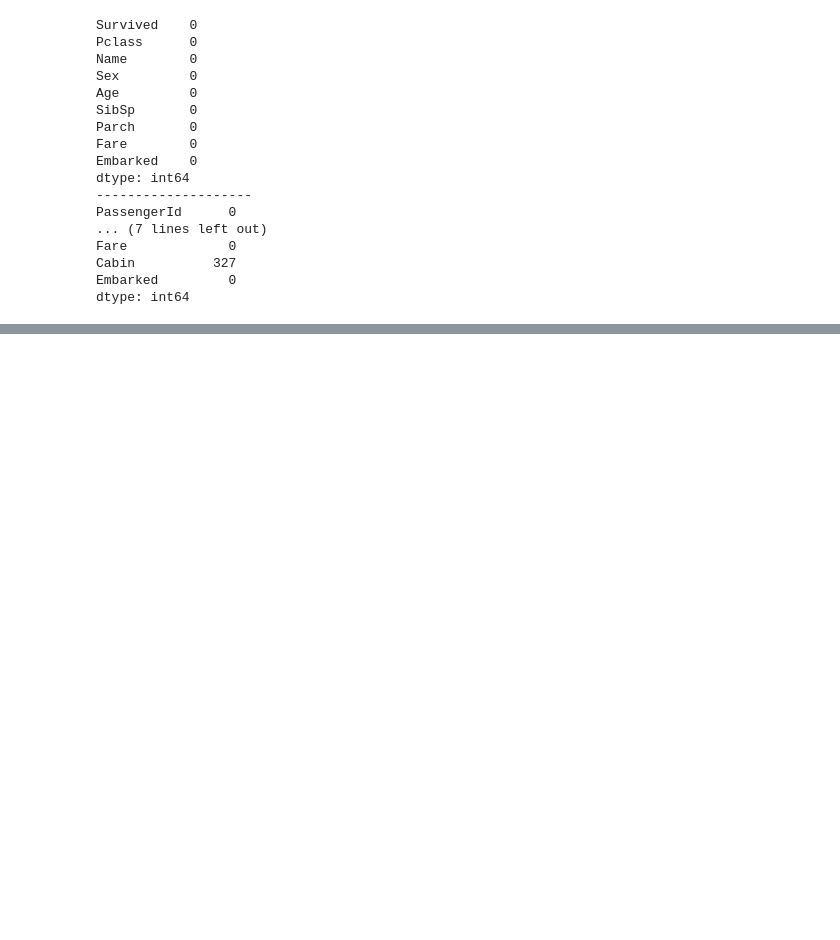
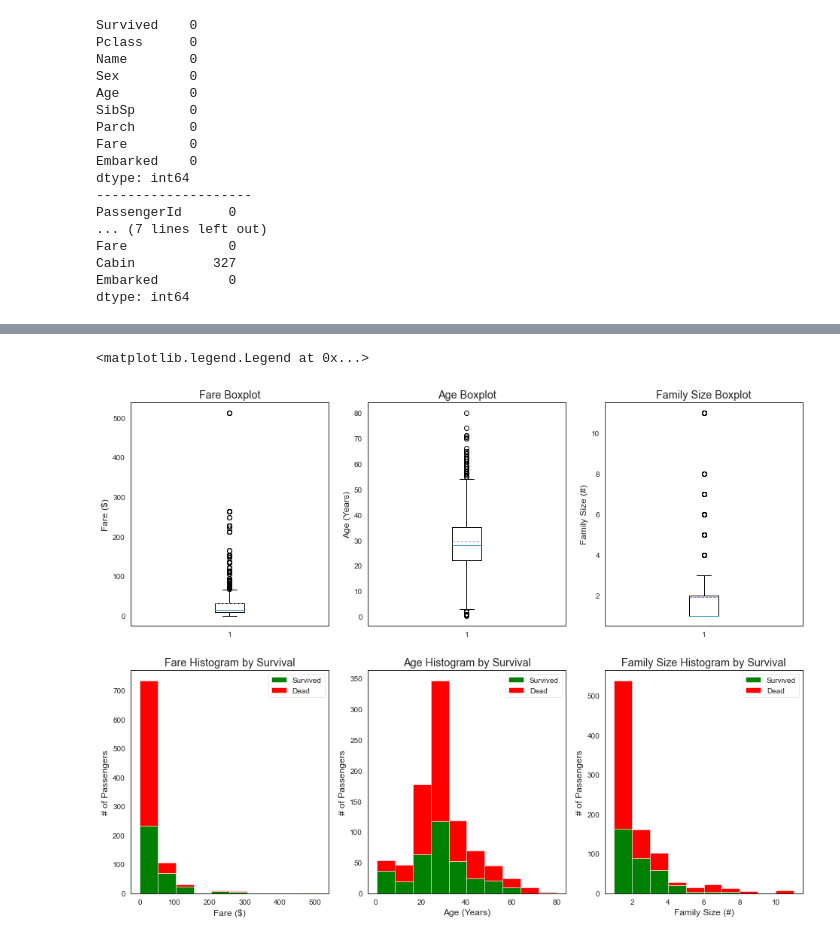
Before and after one commit to wjsavage/kaggle_titanic, a Jupyter notebook: titanic.ipynb, the cells around one changed output, grey strips where cells are left out. Drawn from its saved outputs; the diff is of its cells as text; code cells hidden in the pictures; blank space fills up the shorter version.

Commit message:
Start data analysis

```diff
--- a/titanic.ipynb
+++ b/titanic.ipynb
@@ -175,0 +216,11 @@ dtype: int64
+# %%
+stat_min = 10 # the minimun number of occurnaces needed for title name to persist
+title_names = (data1['Title'].value_counts() < stat_min)
+
+data1['Title'] = data1['Title'].apply(lambda x: 'Misc' if title_names.loc[x] == True else x)
+print(data1['Title'].value_counts())
+print('-'*20)
+
+data1.info()
+data_val.info()
+data1.sample(10)
@@ -175,0 +397,45 @@ dtype: int64
+# %%
+#graph distribution of quantitative data
+plt.figure(figsize=[16,12])
+
+plt.subplot(231)
+plt.boxplot(x=data1['Fare'], showmeans = True, meanline = True)
+plt.title('Fare Boxplot')
+plt.ylabel('Fare ($)')
+
+plt.subplot(232)
+plt.boxplot(data1['Age'], showmeans = True, meanline = True)
+plt.title('Age Boxplot')
+plt.ylabel('Age (Years)')
+
+plt.subplot(233)
+plt.boxplot(data1['FamilySize'], showmeans = True, meanline = True)
+plt.title('Family Size Boxplot')
+plt.ylabel('Family Size (#)')
+
+plt.subplot(234)
+plt.hist(x = [data1[data1['Survived']==1]['Fare'], data1[data1['Survived']==0]['Fare']],
+         stacked=True, color = ['g','r'],label = ['Survived','Dead'])
+plt.title('Fare Histogram by Survival')
+plt.xlabel('Fare ($)')
+plt.ylabel('# of Passengers')
+plt.legend()
+
+plt.subplot(235)
+plt.hist(x = [data1[data1['Survived']==1]['Age'], data1[data1['Survived']==0]['Age']],
+         stacked=True, color = ['g','r'],label = ['Survived','Dead'])
+plt.title('Age Histogram by Survival')
+plt.xlabel('Age (Years)')
+plt.ylabel('# of Passengers')
+plt.legend()
+
+plt.subplot(236)
+plt.hist(x = [data1[data1['Survived']==1]['FamilySize'], data1[data1['Survived']==0]['FamilySize']],
+         stacked=True, color = ['g','r'],label = ['Survived','Dead'])
+plt.title('Family Size Histogram by Survival')
+plt.xlabel('Family Size (#)')
+plt.ylabel('# of Passengers')
+plt.legend()
+# %% [output]
+<matplotlib.legend.Legend at 0x...>
+[figure, added]
```
Also changed, not shown: parts of 21 cells of this notebook.
